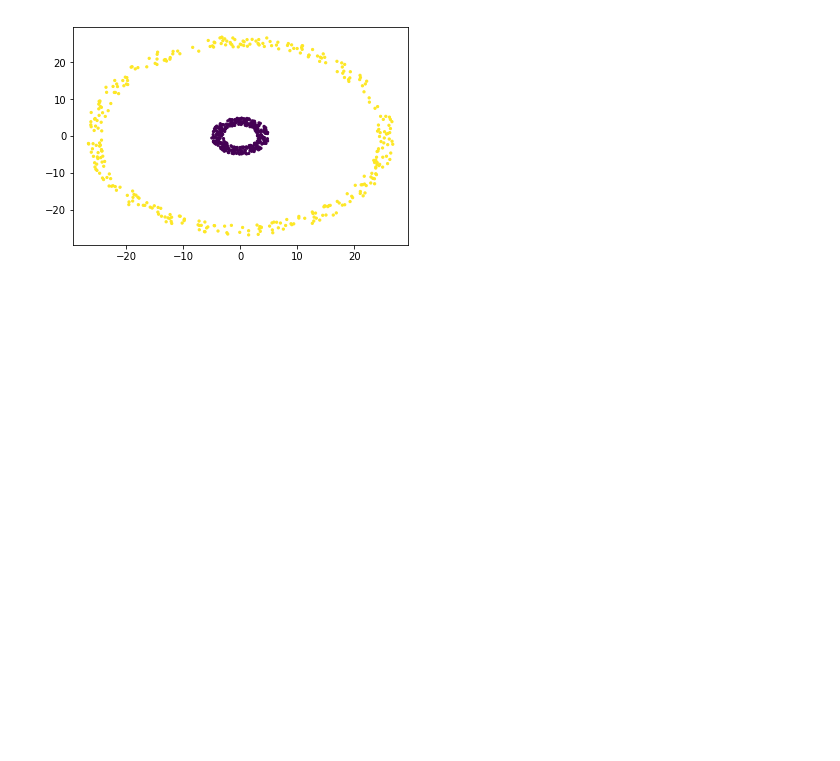
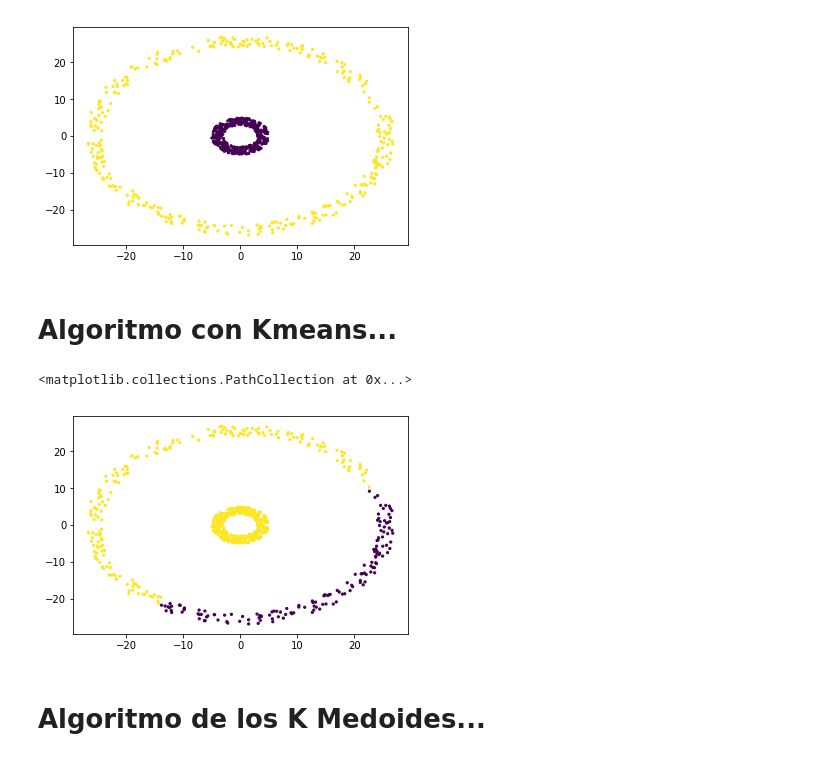
Before and after one commit to jorgealbertogomezgomez77/Work-with-Jupyter-Notebook, a Jupyter notebook: scripts/Tema 6/T6 - 7 - K Medoides....ipynb, the cells around one changed output. Drawn from its saved outputs; the diff is of its cells as text; code cells hidden in the pictures; blank space fills up the shorter version.

```diff
--- a/scripts/Tema 6/T6 - 7 - K Medoides....ipynb
+++ b/scripts/Tema 6/T6 - 7 - K Medoides....ipynb
@@ -23,3 +23,5 @@ plt.scatter(data[:, 0], data[:, 1], c = labels, s = 5)
 # %% [output]
 <matplotlib.collections.PathCollection at 0x...>
 [figure]
+# %% [markdown]
+# Algoritmo con Kmeans...
@@ -25,0 +30,11 @@ plt.scatter(data[:, 0], data[:, 1], c = labels, s = 5)
+# %%
+km = KMeans(2).fit(data)
+# %%
+clust = km.predict(data)
+# %%
+plt.scatter(data[:, 0], data[:, 1], c = clust, s = 5)
+# %% [output]
+<matplotlib.collections.PathCollection at 0x...>
+[figure, added]
+# %% [markdown]
+# Algoritmo de los K Medoides...
```
Also changed, not shown: parts of 9 cells of this notebook.
